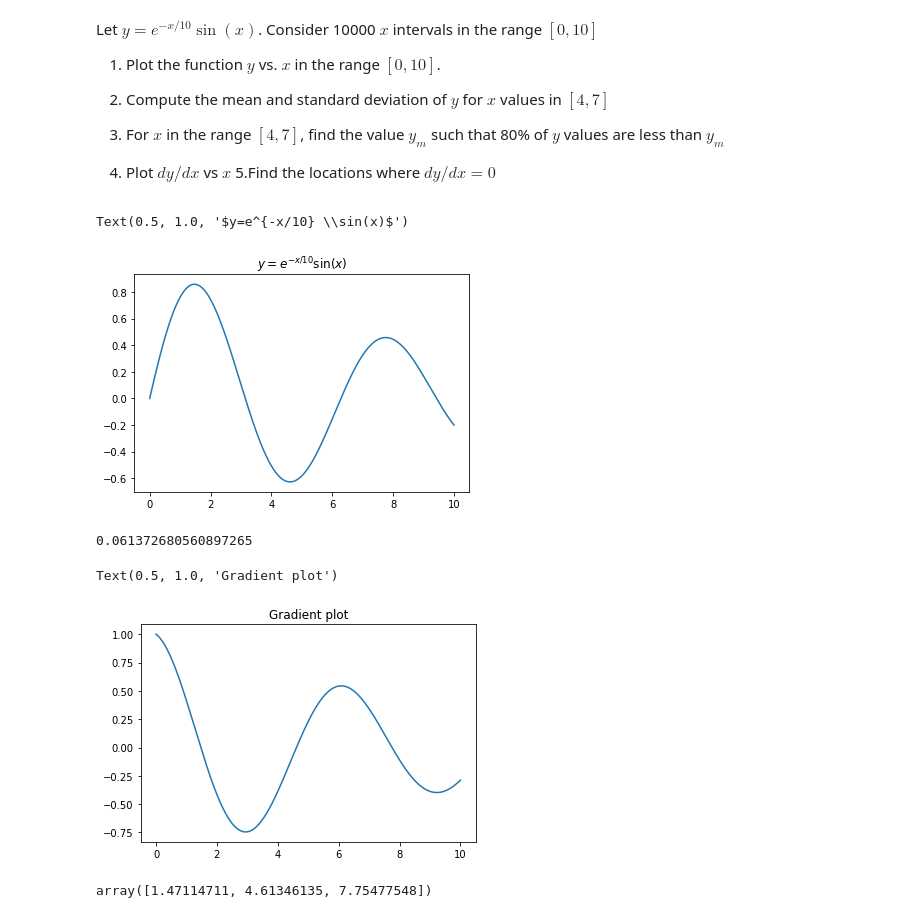
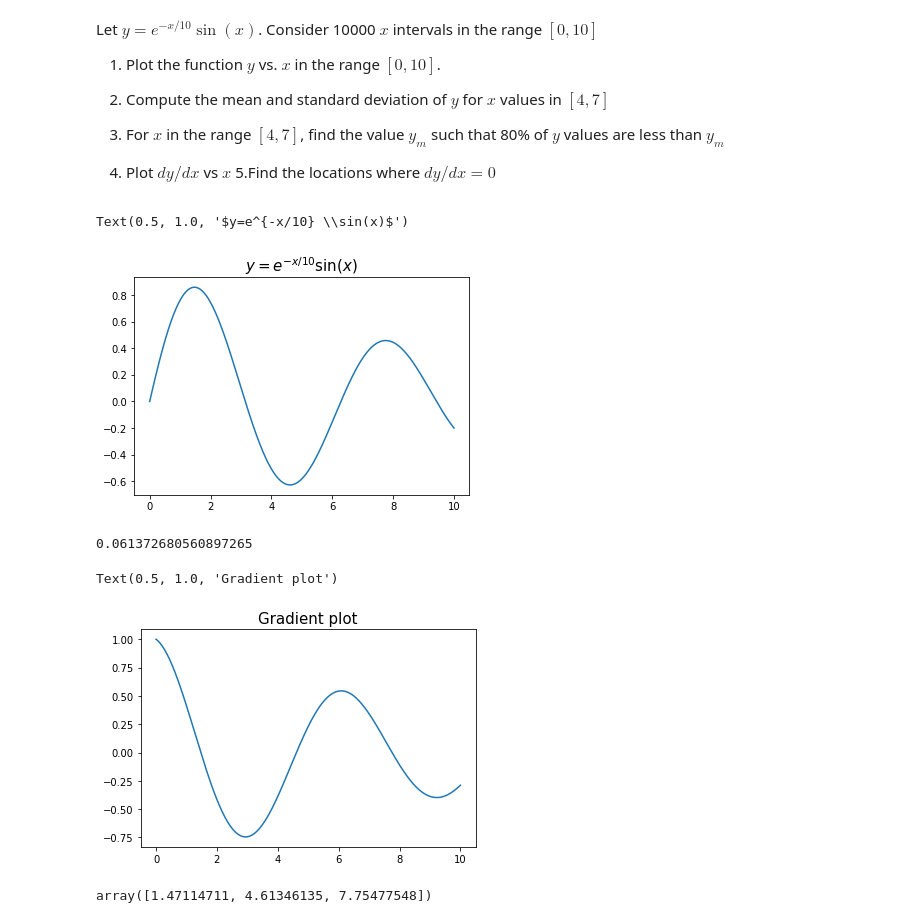
Before and after one commit to sbhusal123/scientific-programming, a Jupyter notebook: Numpy_Series.ipynb, the cells around one changed output. Cells and saved outputs as stored; diff of their text form; code cells hidden in the pictures.

```diff
--- a/Numpy_Series.ipynb
+++ b/Numpy_Series.ipynb
@@ -203,14 +203,14 @@ Let $y=e^{-x/10} \sin(x)$. Consider 10000 $x$ intervals in the range $[0,10]$
 # %%
 # 1
 x = np.linspace(0, 10, 10000)
 
 y = np.exp(-x/10) * np.sin(x)
 
 plt.plot(x,y)
-plt.title("$y=e^{-x/10} \sin(x)$")
+plt.title(r"$y=e^{-x/10} \sin(x)$", fontsize=15)
 # %% [output]
 Text(0.5, 1.0, '$y=e^{-x/10} \\sin(x)$')
-[figure, old version]
+[figure, new version]
 # %%
 # 2
 idx_gt_four_lt_seven = (x >= 4) * (x <= 7)
@@ -226,10 +226,10 @@ np.percentile(y_sub, 80)
 # 4
 dydx = np.gradient(y, x)
 plt.plot(x, dydx)
-plt.title("Gradient plot")
+plt.title("Gradient plot", fontsize=15)
 # %% [output]
 Text(0.5, 1.0, 'Gradient plot')
-[figure, old version]
+[figure, new version]
 # %%
 # 5
 # Tip: Product of two consecutive slope at a point is negative
```
Also changed, not shown: parts of 8 cells of this notebook.
